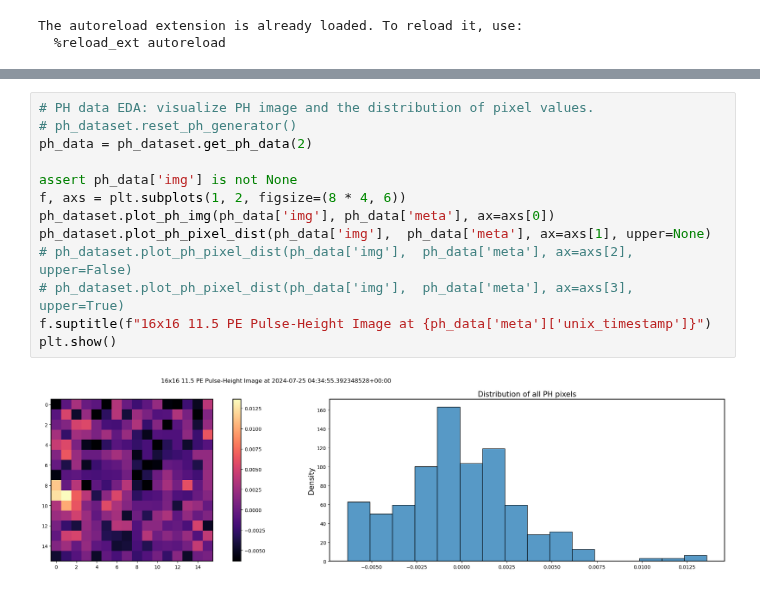
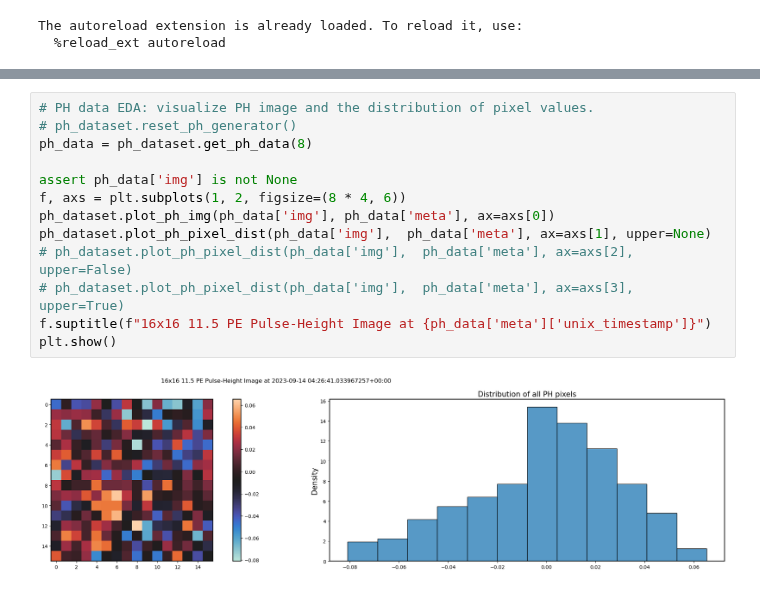
Before and after one commit to panoseti/panoseti, a Jupyter notebook: anomaly-detection/ph_eda.ipynb, the cells around one changed output, grey strips where cells are left out. Saved outputs shown, nothing was run; the diff lists cells and outputs as text.

```diff
--- a/anomaly-detection/ph_eda.ipynb
+++ b/anomaly-detection/ph_eda.ipynb
@@ -129,18 +137,18 @@ ph_dataset.obs_runs
 # %%
 # PH data EDA: visualize PH image and the distribution of pixel values.
 # ph_dataset.reset_ph_generator()
-ph_data = ph_dataset.get_ph_data(2)
+ph_data = ph_dataset.get_ph_data(8)
 
 assert ph_data['img'] is not None
 f, axs = plt.subplots(1, 2, figsize=(8 * 4, 6))
 ph_dataset.plot_ph_img(ph_data['img'], ph_data['meta'], ax=axs[0])
 ph_dataset.plot_ph_pixel_dist(ph_data['img'],  ph_data['meta'], ax=axs[1], upper=None)
 # ph_dataset.plot_ph_pixel_dist(ph_data['img'],  ph_data['meta'], ax=axs[2], upper=False)
 # ph_dataset.plot_ph_pixel_dist(ph_data['img'],  ph_data['meta'], ax=axs[3], upper=True)
 f.suptitle(f"16x16 11.5 PE Pulse-Height Image at {ph_data['meta']['unix_timestamp']}")
 plt.show()
 # %% [output]
-[figure, old version]
+[figure, new version]
 # %%
 ph_data['meta']
 # %% [output]
```
Also changed, not shown: parts of 7 cells of this notebook, 2 other files.
